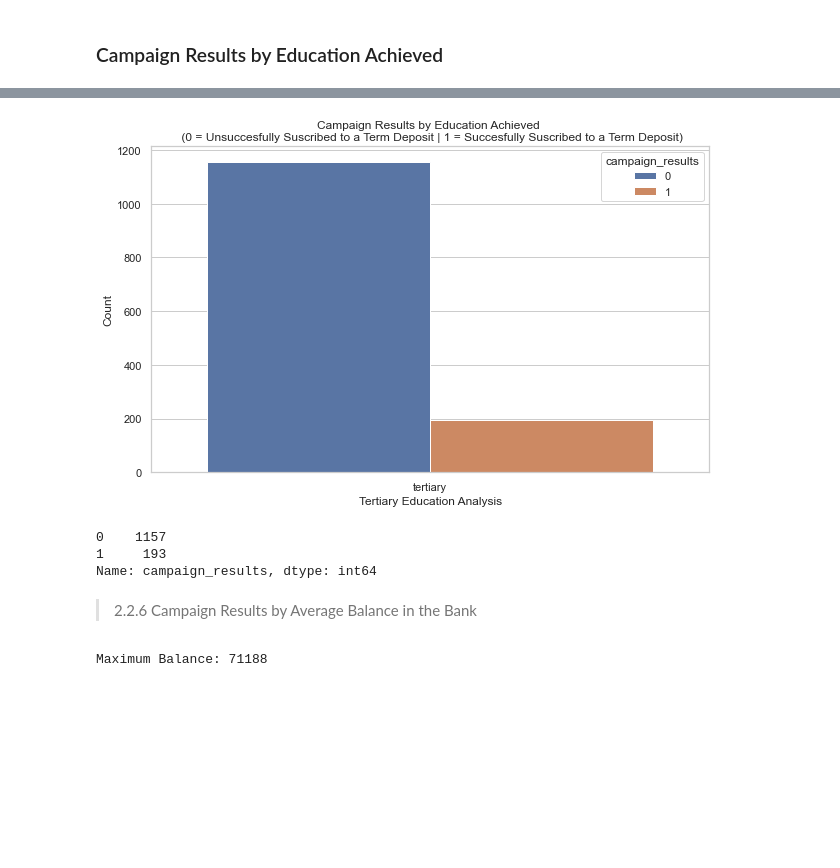
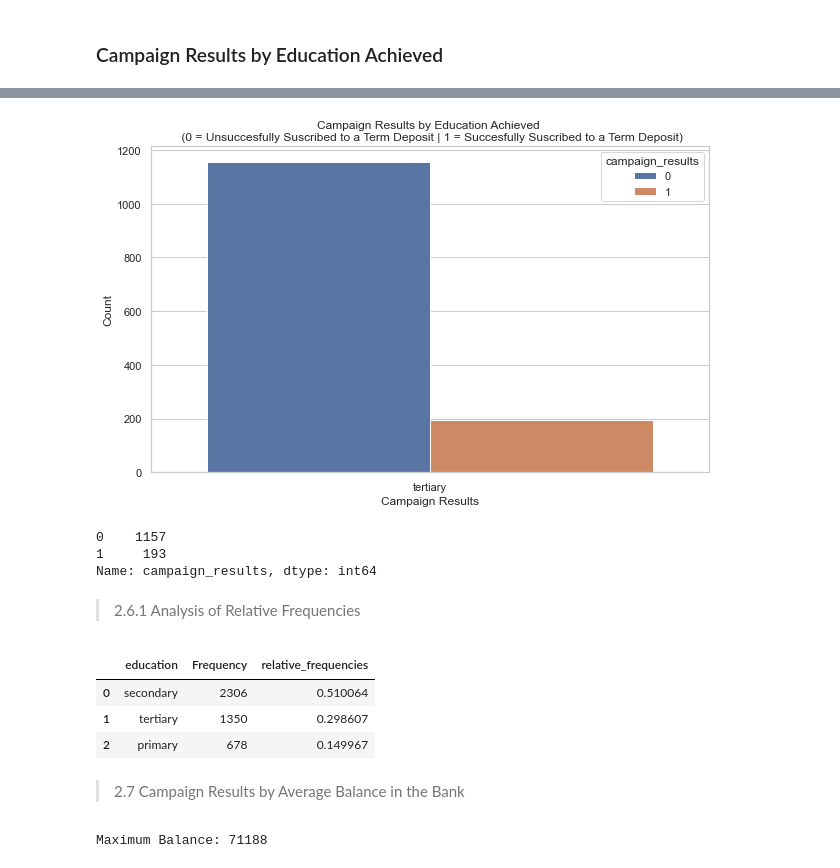
Before and after one commit to EduardoJMatosRomero/StatTechsCA1, a Jupyter notebook: Hdip_Eduardo_Julian_Matos_Romero_2023.ipynb, the cells around one changed output, grey strips where cells are left out. Saved outputs shown, nothing was run; the diff lists cells and outputs as text; code cells hidden in the pictures; blank space fills up the shorter version.

```diff
--- a/Hdip_Eduardo_Julian_Matos_Romero_2023.ipynb
+++ b/Hdip_Eduardo_Julian_Matos_Romero_2023.ipynb
@@ -680 +789,4 @@ plt.show()
+# %%
+df2=df3
+df2['bank_debt'] = df3['bank_debt'].map({'Without Bank Debt':0, 1:'With Bank Debt'})
 # %% [markdown]
@@ -849,20 +993,20 @@ plt.show()
 # %%
 primary_education_data = df2[df2['education'] == 'primary']
 secondary_education_data = df2[df2['education'] == 'secondary']
 tertiary_education_data = df2[df2['education'] == 'tertiary']
 
 sns.set(style='whitegrid')
 plt.figure(figsize=(10, 6))
 
 sns.countplot(data=tertiary_education_data, x='education', hue='campaign_results')
 
-plt.xlabel('Tertiary Education Analysis')
+plt.xlabel('Campaign Results')
 plt.ylabel('Count')
 plt.title('Campaign Results by Education Achieved \n (0 = Unsuccesfully Suscribed to a Term Deposit | 1 = Succesfully Suscribed to a Term Deposit)')
 
 plt.show()
 # %% [output]
-[figure, old version]
+[figure, new version]
 # %%
 tertiary_education_data = df2[df2['education'] == 'tertiary']
 
@@ -873,8 +1017,22 @@ print(tertiary_education_counts)
 0    1157
 1     193
 Name: campaign_results, dtype: int64
+# %% [markdown]
+> 2.6.1 Analysis of Relative Frequencies
+# %%
+value_counts=df2['education'].value_counts()
+relative_frequencies=value_counts/len(df2)
+subtable=pd.DataFrame({'education':value_counts.index,
+                      'Frequency':value_counts.values,
+                      'relative_frequencies':relative_frequencies.values})
+subtable
+# %% [output]
+|  | education | Frequency | relative_frequencies |
+| 0 | secondary | 2306 | 0.510064 |
+| 1 | tertiary | 1350 | 0.298607 |
+| 2 | primary | 678 | 0.149967 |
 # %% [markdown]
-> 2.2.6 Campaign Results by Average Balance in the Bank
+> 2.7 Campaign Results by Average Balance in the Bank
 # %%
 max_balance = df2['avg_balance'].max()
 print("Maximum Balance:", max_balance)
```
Also changed, not shown: parts of 60 cells of this notebook.
